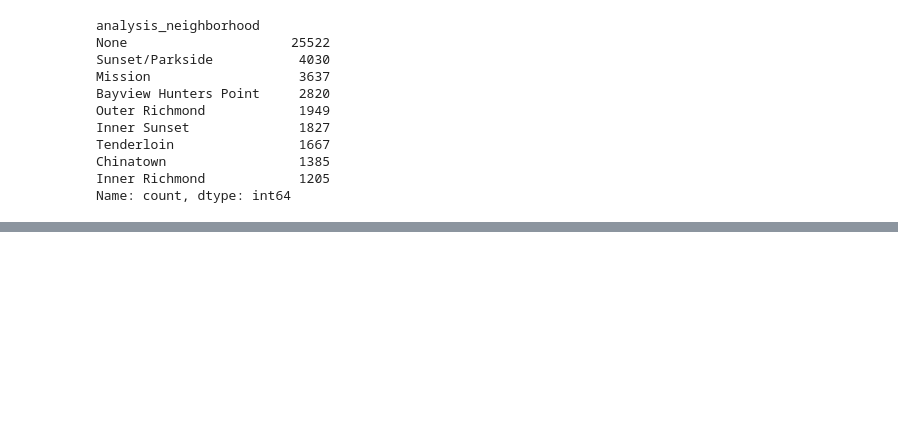
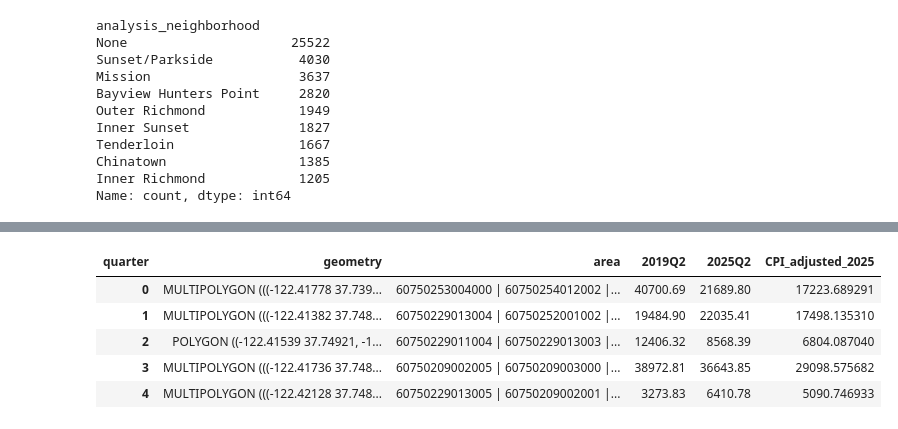
Before and after one commit to MissionLocal/2025-graphics, a Jupyter notebook: docs/sales-tax-2025/sales-tax-data.ipynb, the cells around one changed output, grey strips where cells are left out. Saved outputs shown, nothing was run; the diff lists cells and outputs as text; code cells hidden in the pictures; blank space fills up the shorter version.

```diff
--- a/docs/sales-tax-2025/sales-tax-data.ipynb
+++ b/docs/sales-tax-2025/sales-tax-data.ipynb
@@ -7,3 +13,5 @@ from shapely import wkt
+# %%
+cpi.update()
 # %%
 blocks = pd.read_csv("raw_data/census_blocks_2020.csv", dtype={"GEOID20": "string"})
 blocks.head()
@@ -275,0 +312,13 @@ gdf_groups_wkt.to_csv("data_with_geometry/sf_sales_tax_groups_with_geometry.csv"
+# %%
+# adjusting for inflation
+
+
+mission_recovery["CPI_adjusted_2025"] = mission_recovery["2025Q2"].apply(lambda v: cpi.inflate(v,date(2025, 6, 30),to=date(2019, 6, 30)))
+mission_recovery.head()
+# %% [output]
+| quarter | geometry | area | 2019Q2 | 2025Q2 | CPI_adjusted_2025 |
+| 0 | MULTIPOLYGON (((-122.41778 37.739... | 60750253004000 | 60750254012002 |... | 40700.69 | 21689.80 | 17223.689291 |
+| 1 | MULTIPOLYGON (((-122.41382 37.748... | 60750229013004 | 60750252001002 |... | 19484.90 | 22035.41 | 17498.135310 |
+| 2 | POLYGON ((-122.41539 37.74921, -1... | 60750229011004 | 60750229013003 |... | 12406.32 | 8568.39 | 6804.087040 |
+| 3 | MULTIPOLYGON (((-122.41736 37.748... | 60750209002005 | 60750209003000 |... | 38972.81 | 36643.85 | 29098.575682 |
+| 4 | MULTIPOLYGON (((-122.42128 37.748... | 60750229013005 | 60750209002001 |... | 3273.83 | 6410.78 | 5090.746933 |
```
Also changed, not shown: parts of 18 cells of this notebook, 7 other files.
